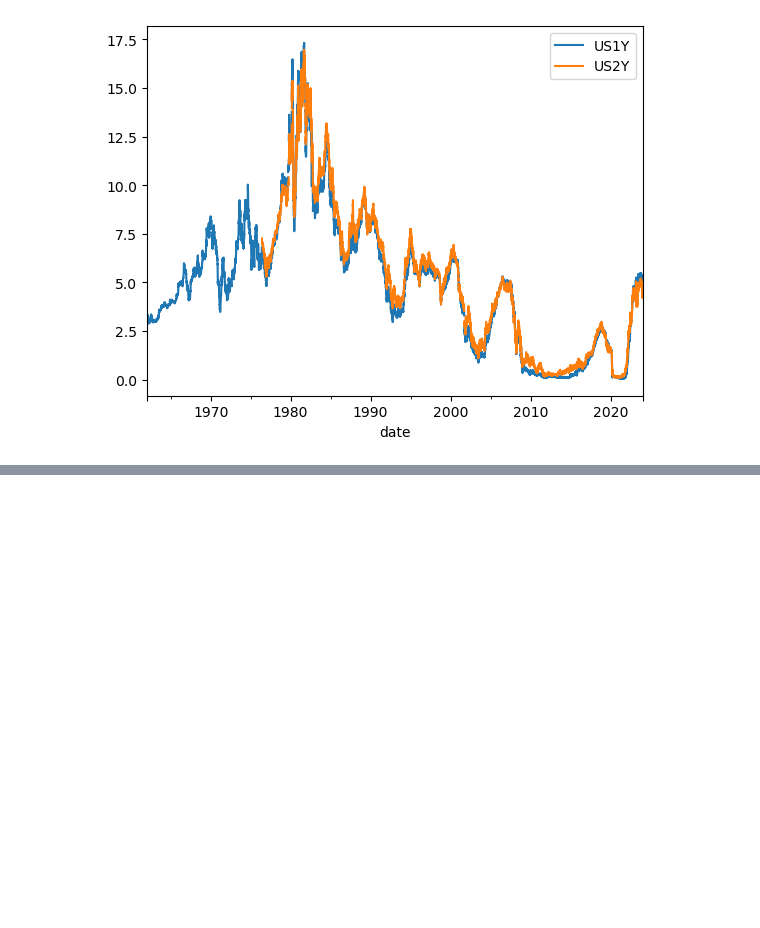
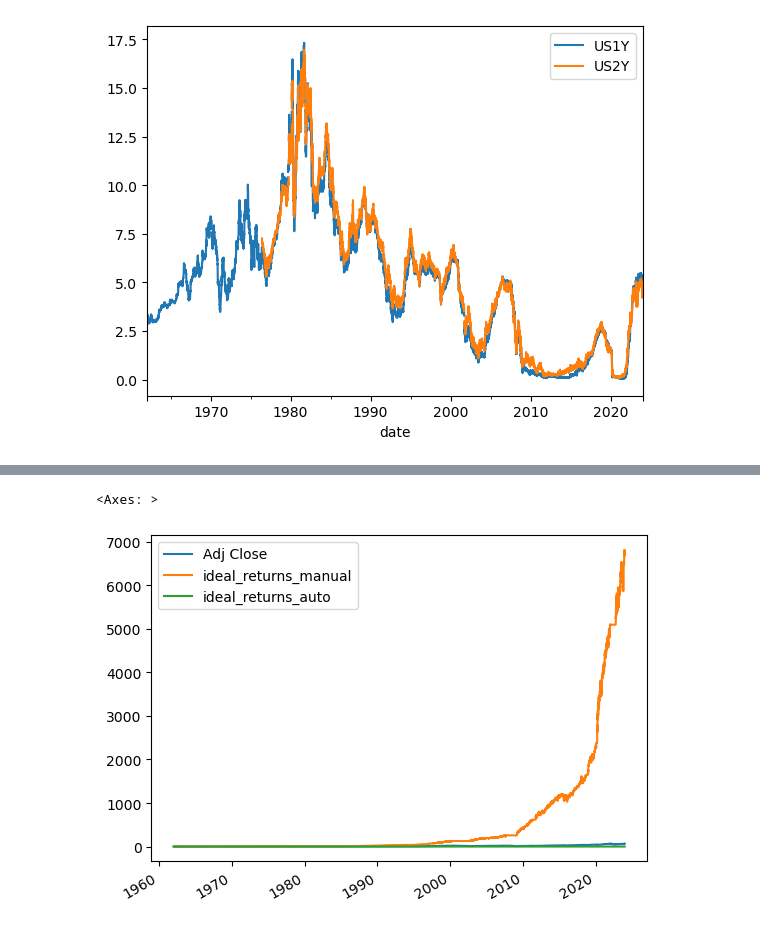
Before and after one commit to Mccalabrese/Neural-Networks-to-Model-the-SP500, a Jupyter notebook: tbill_sp_model.ipynb, the cells around one changed output, grey strips where cells are left out. Drawn from its saved outputs; the diff is of its cells as text; code cells hidden in the pictures; blank space fills up the shorter version.

```diff
--- a/tbill_sp_model.ipynb
+++ b/tbill_sp_model.ipynb
@@ -373,0 +391,3 @@ results_df.head(50)
+# %%
+combined_df = pd.concat([sp500_observations_df, tbill_summary_df, three_month_treasury_bond_df], axis=1)
+combined_df.head()
@@ -373,0 +401,4 @@ results_df.head(50)
+# %%
+combined_df = combined_df.drop(['Close', 'US1M', 'US3M', 'US6M', 'US2Y', 'US3Y', 'US5Y', 'US7Y', 'US20Y', 'US30Y'], axis=1)
+# %%
+combined_df = combined_df.dropna()
@@ -373,0 +475,8 @@ results_df.head(50)
+# %%
+com_results_df = pd.DataFrame(combined_df['Adj Close'].pct_change())
+
+com_results_df['ideal_returns_manual'] = combined_df['Adj Close'].pct_change() * combined_df['Signal_1'].shift()
+
+com_results_df['ideal_returns_auto'] = combined_df['Adj Close'].pct_change() * combined_df['Signal'].shift()
+
+com_results_df.head(50)
@@ -373,0 +501,5 @@ results_df.head(50)
+# %%
+(1+com_results_df).cumprod().plot()
+# %% [output]
+<Axes: >
+[figure, added]
```
Also changed, not shown: parts of 12 cells of this notebook.
